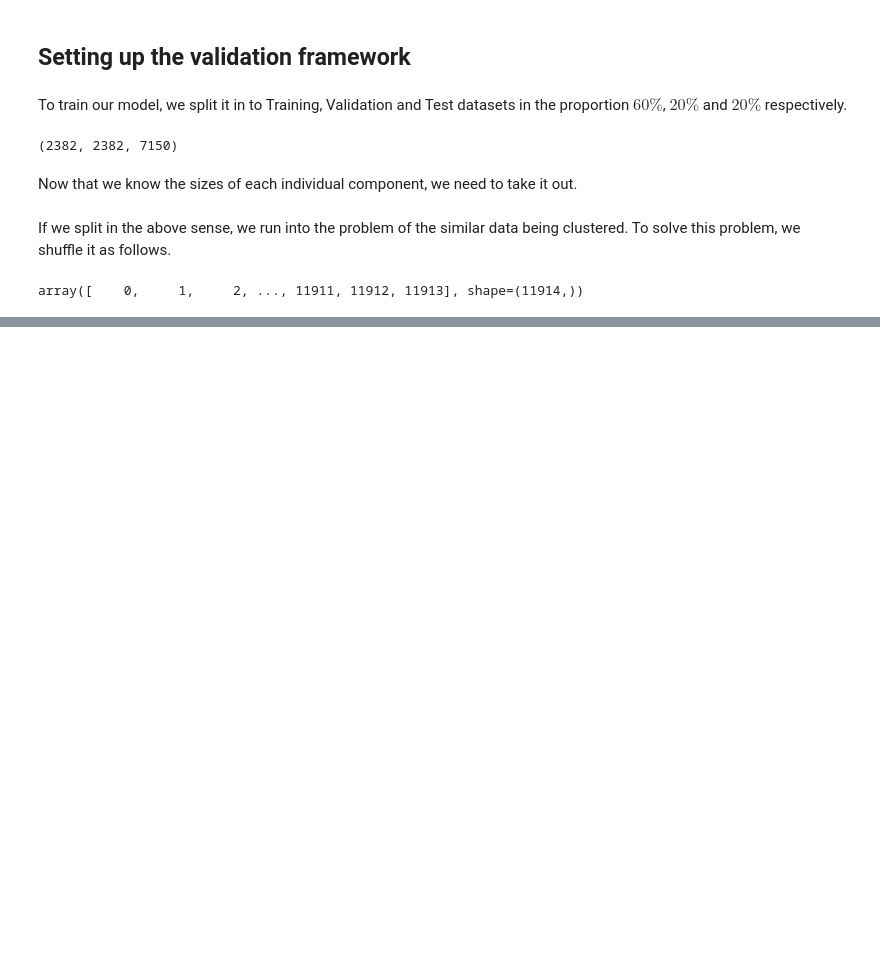
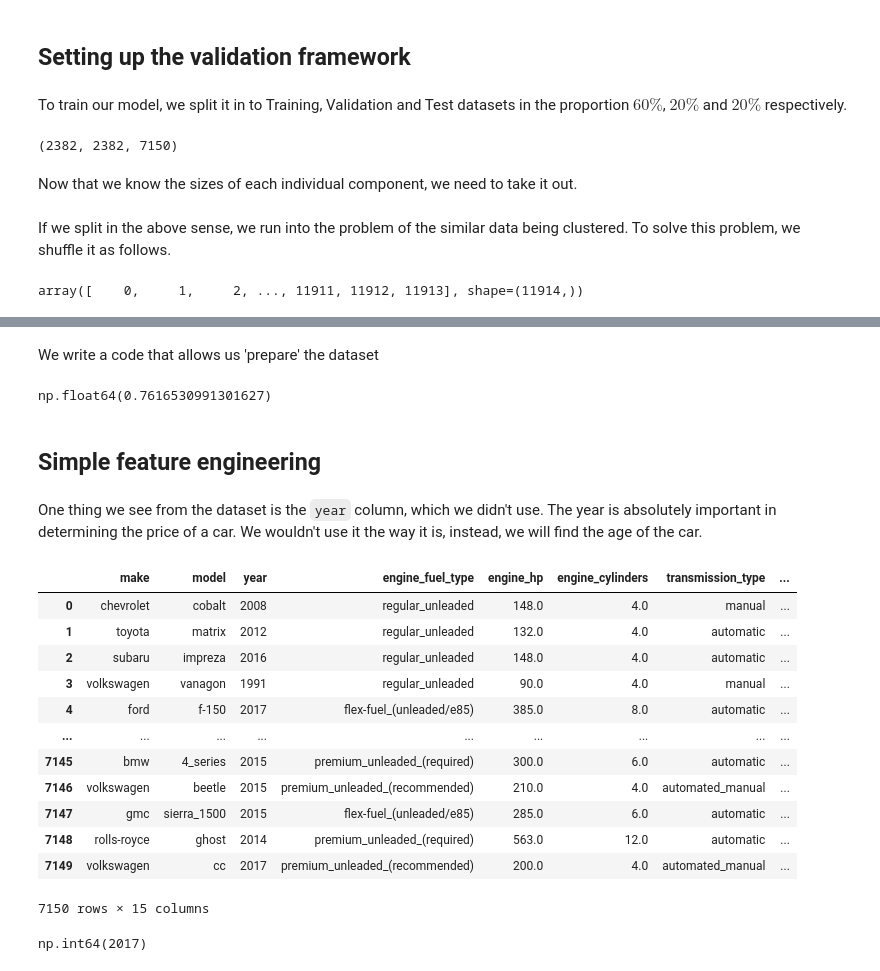
Before and after one commit to odauduetubi/machine-learning-zoomcamp-homework, a Jupyter notebook: 02-Regression/Notebook2.ipynb, the cells around one changed output, grey strips where cells are left out. Drawn from its saved outputs; the diff is of its cells as text; code cells hidden in the pictures; blank space fills up the shorter version.

```diff
--- a/02-Regression/Notebook2.ipynb
+++ b/02-Regression/Notebook2.ipynb
@@ -359,0 +747,2 @@ df_test= df_test.reset_index(drop=True)
+# %% [markdown]
+We write a code that allows us 'prepare' the dataset
@@ -359,0 +756,34 @@ df_test= df_test.reset_index(drop=True)
+# %%
+X_train = prepare_X(df_train)
+w0, w = train_linear_regression(X_train, y_train)
+
+X_val = prepare_X(df_val)
+y_pred = w0 + X_val.dot(w)
+
+rmse(y_val, y_pred)
+# %% [output]
+np.float64(0.7616530991301627)
+# %% [markdown]
+## Simple feature engineering
+# %% [markdown]
+One thing we see from the dataset is the `year` column, which we didn't use. The year is absolutely important in determining the price of a car. We wouldn't use it the way it is, instead, we will find the age of the car.
+# %%
+df_train
+# %% [output]
+|  | make | model | year | engine_fuel_type | engine_hp | engine_cylinders | transmission_type | ... |
+| 0 | chevrolet | cobalt | 2008 | regular_unleaded | 148.0 | 4.0 | manual | ... |
+| 1 | toyota | matrix | 2012 | regular_unleaded | 132.0 | 4.0 | automatic | ... |
+| 2 | subaru | impreza | 2016 | regular_unleaded | 148.0 | 4.0 | automatic | ... |
+| 3 | volkswagen | vanagon | 1991 | regular_unleaded | 90.0 | 4.0 | manual | ... |
+| 4 | ford | f-150 | 2017 | flex-fuel_(unleaded/e85) | 385.0 | 8.0 | automatic | ... |
+| ... | ... | ... | ... | ... | ... | ... | ... | ... |
+| 7145 | bmw | 4_series | 2015 | premium_unleaded_(required) | 300.0 | 6.0 | automatic | ... |
+| 7146 | volkswagen | beetle | 2015 | premium_unleaded_(recommended) | 210.0 | 4.0 | automated_manual | ... |
+| 7147 | gmc | sierra_1500 | 2015 | flex-fuel_(unleaded/e85) | 285.0 | 6.0 | automatic | ... |
+| 7148 | rolls-royce | ghost | 2014 | premium_unleaded_(required) | 563.0 | 12.0 | automatic | ... |
+| 7149 | volkswagen | cc | 2017 | premium_unleaded_(recommended) | 200.0 | 4.0 | automated_manual | ... |
+7150 rows × 15 columns
+# %%
+df_train['year'].max() #To check when the data was collected
+# %% [output]
+np.int64(2017)
```
Also changed, not shown: parts of 119 cells of this notebook.
